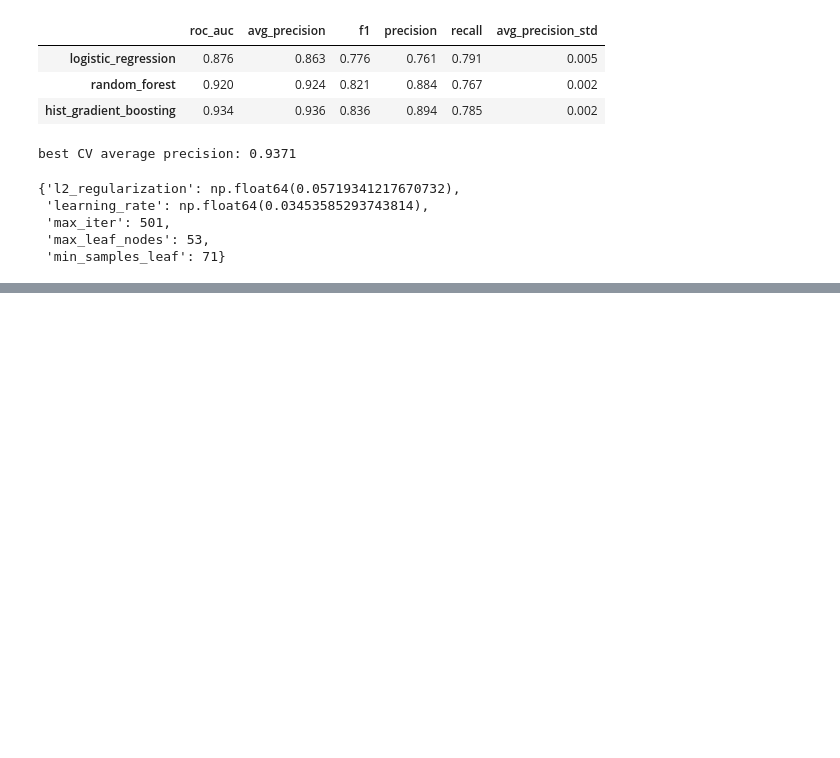
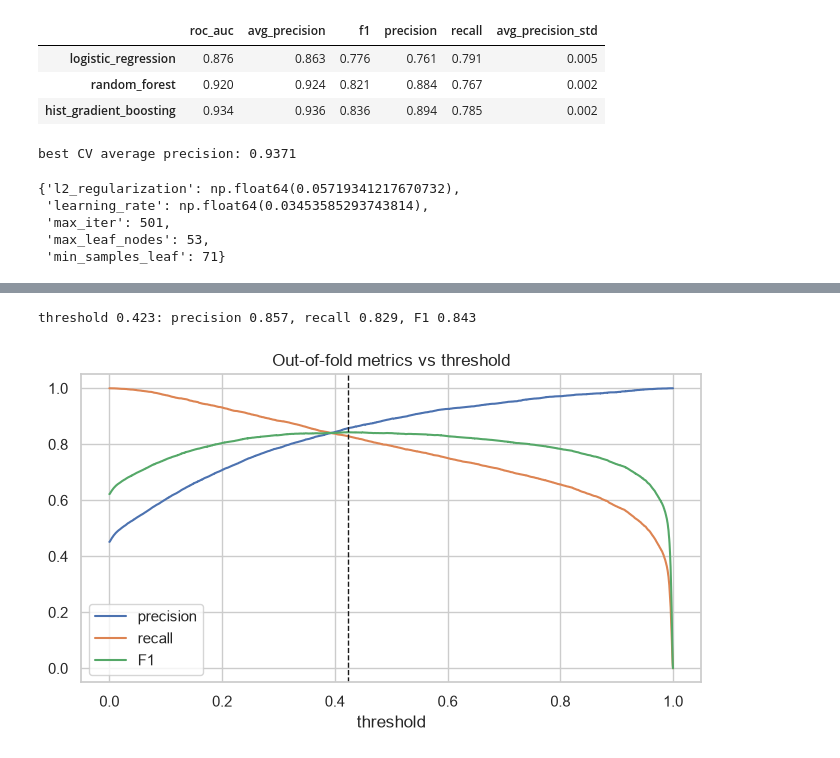
Before and after one commit to th3realAyo/loan_approval_classification, a Jupyter notebook: loan_approval_classification_model.ipynb, the cells around one changed output, grey strips where cells are left out. Drawn from its saved outputs; the diff is of its cells as text; code cells hidden in the pictures; blank space fills up the shorter version.

```diff
--- a/loan_approval_classification_model.ipynb
+++ b/loan_approval_classification_model.ipynb
@@ -500,3 +528,9 @@ best CV average precision: 0.9371
  'max_iter': 501,
  'max_leaf_nodes': 53,
  'min_samples_leaf': 71}
+# %%
+best_model = search.best_estimator_
+
+cv_results = pd.concat(
+    [cv_results, cv_summary("hgb_tuned", best_model).to_frame().T])
+cv_results.sort_values("avg_precision", ascending=False).round(3)
@@ -502,0 +548,22 @@ best CV average precision: 0.9371
+# %%
+oof_proba = cross_val_predict(best_model, X_fit, y_fit, cv=cv, method="predict_proba",
+                              n_jobs=-1)[:, 1]
+precision, recall, thresholds = precision_recall_curve(y_fit, oof_proba)
+f1 = 2 * precision * recall / np.clip(precision + recall, 1e-12, None)
+
+best = np.argmax(f1[:-1])
+THRESHOLD = float(thresholds[best])
+print(f"threshold {THRESHOLD:.3f}: precision {precision[best]:.3f}, "
+      f"recall {recall[best]:.3f}, F1 {f1[best]:.3f}")
+
+fig, ax = plt.subplots(figsize=(8, 4))
+ax.plot(thresholds, precision[:-1], label="precision")
+ax.plot(thresholds, recall[:-1], label="recall")
+ax.plot(thresholds, f1[:-1], label="F1")
+ax.axvline(THRESHOLD, ls="--", c="k", lw=1)
+ax.set(xlabel="threshold", title="Out-of-fold metrics vs threshold")
+ax.legend()
+plt.show()
+# %% [output]
+threshold 0.423: precision 0.857, recall 0.829, F1 0.843
+[figure, added]
```
Also changed, not shown: parts of 14 cells of this notebook, 2 other files.
